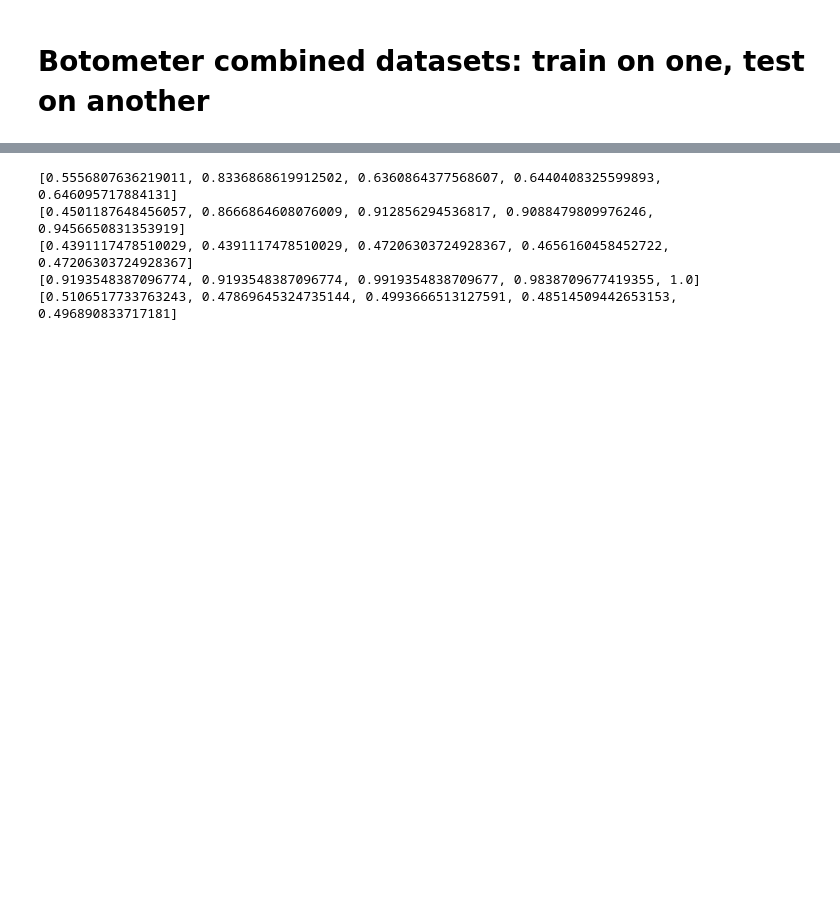
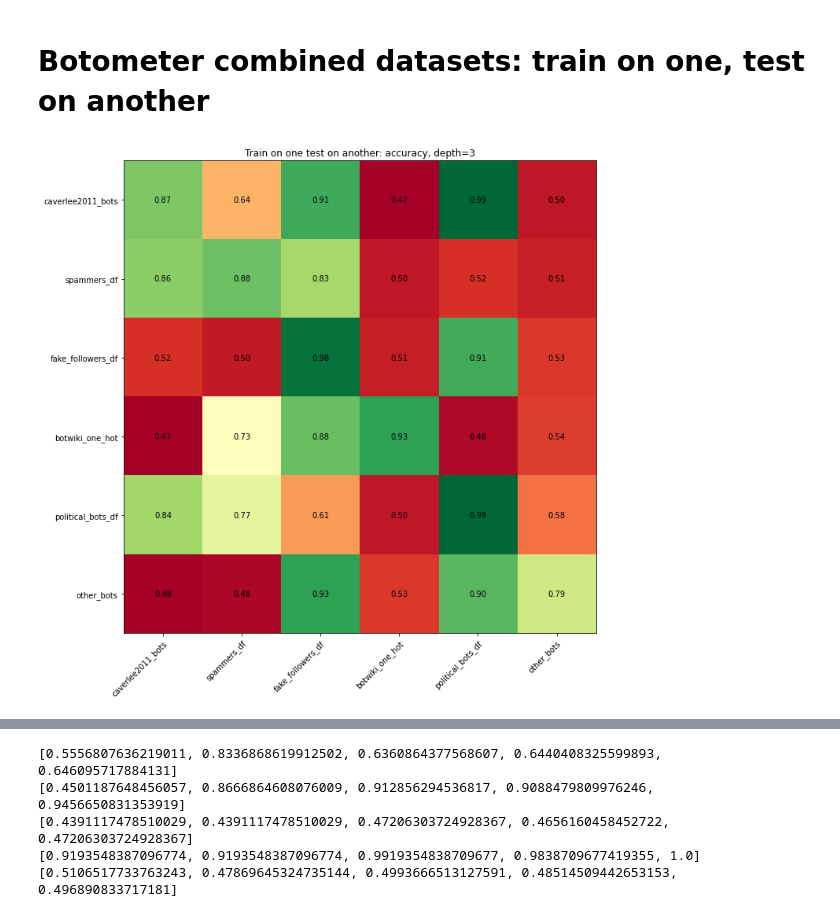
Before and after one commit to johnchrishays/bot-detection, a Jupyter notebook: SDR-pairs.ipynb, the cells around one changed output, grey strips where cells are left out. Saved outputs shown, nothing was run; the diff lists cells and outputs as text; code cells hidden in the pictures; blank space fills up the shorter version.

```diff
--- a/SDR-pairs.ipynb
+++ b/SDR-pairs.ipynb
@@ -888,3 +851,7 @@ for bots1 in botometer_datasets:
         rows.append(train_on_one_test_on_another_botometer_combined(bots1, bots2, human_df, silent=True))
 
 botometer_train_on_one_test_on_another_performance = pd.DataFrame(rows)
+# %%
+heatmap_train_on_one_test_on_another(botometer_train_on_one_test_on_another_performance, 'accuracy', 3)
+# %% [output]
+[figure, added]
```
Also changed, not shown: parts of 61 cells of this notebook, 4 other files.
